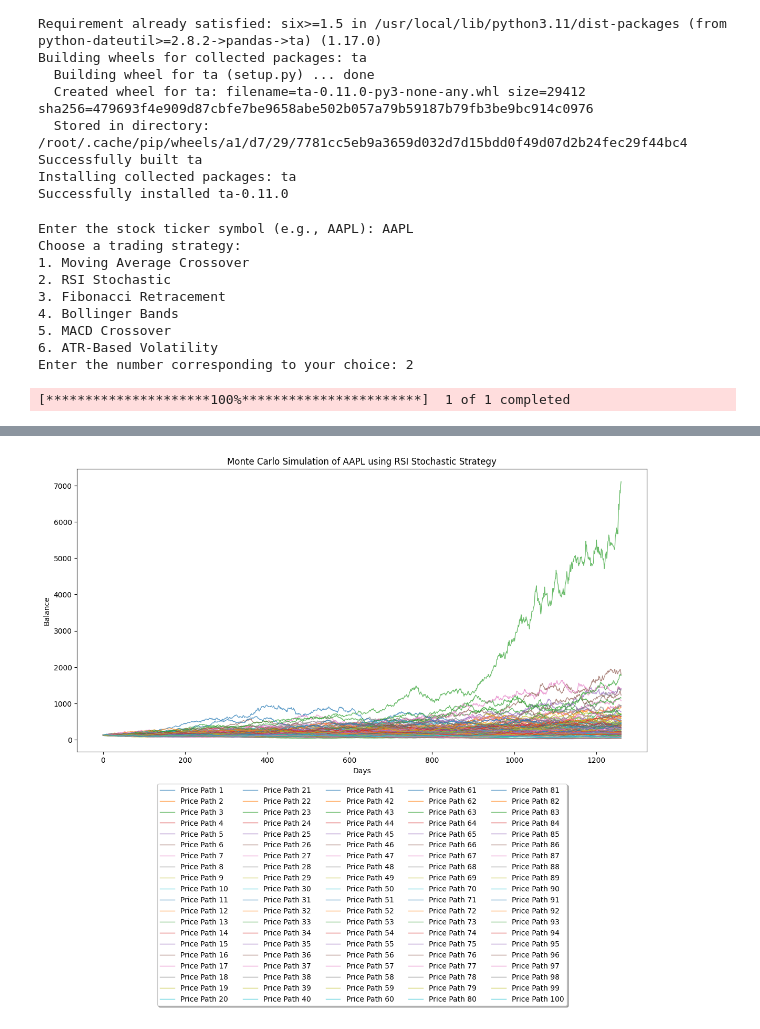
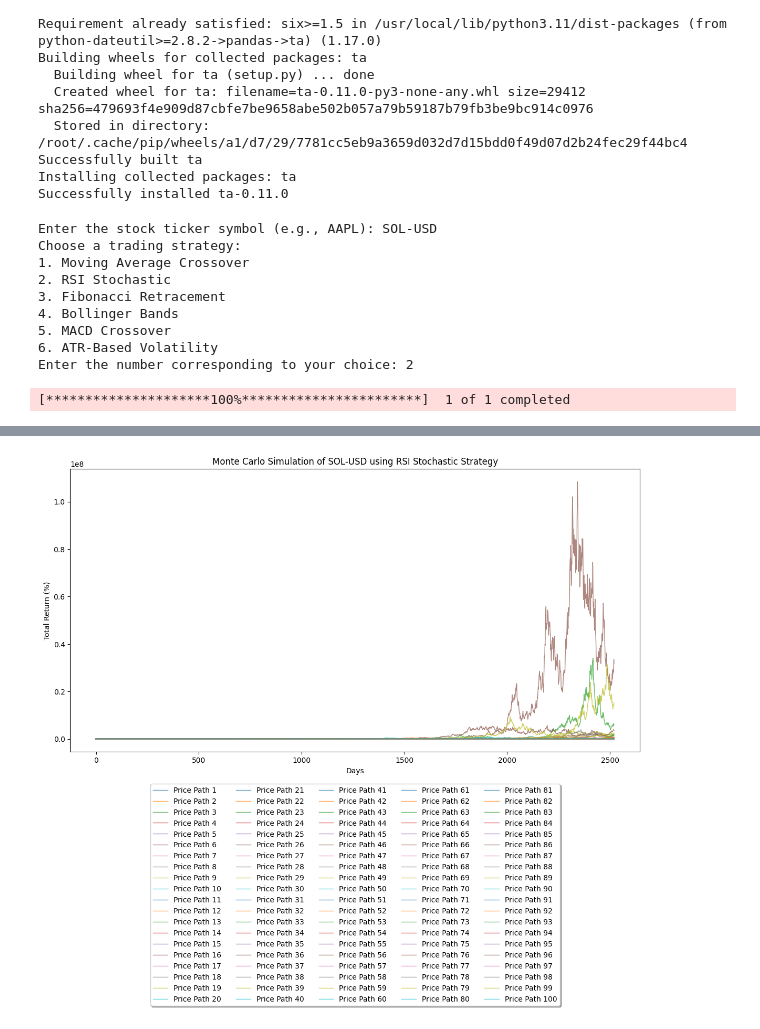
Before and after one commit to FudgeSato/Quant-Backtesting-Monte-Carlo, a Jupyter notebook: 6_Form_Quant_Backtest_Mistral_Pytorch_v2.ipynb, the cells around one changed output, grey strips where cells are left out. Drawn from its saved outputs; the diff is of its cells as text; code cells hidden in the pictures.

```diff
--- a/6_Form_Quant_Backtest_Mistral_Pytorch_v2.ipynb
+++ b/6_Form_Quant_Backtest_Mistral_Pytorch_v2.ipynb
@@ -48,10 +48,8 @@ def get_user_input():
 
 def generate_price_path(mean_return, std_return, initial_price, num_days, historical_data):
     # Convert mean_return and std_return to floats before passing to torch.normal
-    # Use .item() to get the scalar value from the Series
     returns = torch.normal(float(mean_return.item()), float(std_return.item()), (num_days,), device=device)
     # Convert initial_price to a PyTorch tensor before multiplication
-    # Use .item() to get the scalar value from the Series
     initial_price_tensor = torch.tensor(initial_price.item(), device=device, dtype=returns.dtype)
     price_path = initial_price_tensor * torch.cumprod(1 + returns, dim=0)
 
@@ -79,12 +77,8 @@ def generate_simulations(historical_data, num_simulations, num_days):
     std_return = returns.std()
     initial_price = historical_data['Close'].iloc[-1]
 
-    # Fix: Get the dtype directly from the 'Close' Series or define it when creating the tensor
-    initial_price_tensor = torch.tensor(initial_price.item(), device=device, dtype=torch.float64)  # or dtype=historical_data['Close'].dtype
-
     simulations = []
     for _ in range(num_simulations):
-        # Pass historical_data to generate_price_path
         price_path_df = generate_price_path(mean_return, std_return, initial_price, num_days, historical_data)
         simulations.append(price_path_df)
 
@@ -97,10 +91,8 @@ def moving_average_crossover_strategy(price_path):
     signals['Close'] = price_path['Close']
     signals['short_mavg'] = signals['Close'].rolling(window=short_window, min_periods=1).mean()
     signals['long_mavg'] = signals['Close'].rolling(window=long_window, min_periods=1).mean()
-    # Convert the condition to a PyTorch Tensor
     condition = torch.tensor(signals['short_mavg'].values > signals['long_mavg'].values, device=device, dtype=torch.bool)
-    # Use torch.where with the Tensor condition and the desired values
-    signals['signal'] = torch.where(condition, 1.0, 0.0).cpu().numpy()  # Convert back to NumPy array
+    signals['signal'] = torch.where(condition, 1.0, 0.0).cpu().numpy()
     signals['positions'] = signals['signal'].diff()
     return signals
 
@@ -209,8 +201,8 @@ def main():
 
     spy_data = yf.download(ticker, start='2020-01-01', end='2023-01-01')
 
-    num_simulations = 1000
-    num_days = 252 * 5
+    num_simulations = 10000
+    num_days = 252 * int(input("Enter the number of years to simulate: "))
 
     simulations = generate_simulations(spy_data, num_simulations, num_days)
 
@@ -245,7 +237,8 @@ def main():
     for result in results:
         initial_price = result['Close'].iloc[0]
         final_price = result['Close'].iloc[-1]
-        performance.append((final_price - initial_price) / initial_price * 100)
+        total_return = (final_price - initial_price) / initial_price * 100
+        performance.append(total_return)
 
     highest_win = torch.tensor(performance, device=device).max().item()
     worst_loss = torch.tensor(performance, device=device).min().item()
@@ -261,14 +254,14 @@ def main():
 
     plt.title(f'Monte Carlo Simulation of {ticker} using {strategy_name} Strategy')
     plt.xlabel('Days')
-    plt.ylabel('Balance')
+    plt.ylabel('Total Return (%)')
     plt.legend(loc='upper center', bbox_to_anchor=(0.5, -0.1), fancybox=True, shadow=True, ncol=5)
     plt.show()
 
 if __name__ == "__main__":
     main()
 # %% [output]
-Enter the stock ticker symbol (e.g., AAPL): AAPL
+Enter the stock ticker symbol (e.g., AAPL): SOL-USD
 Choose a trading strategy:
 1. Moving Average Crossover
 2. RSI Stochastic
@@ -284 +278 @@ Average Performance: 276.22%
-[figure, old version]
+[figure, new version]
```
Also changed, not shown: parts of 1 cell of this notebook.
